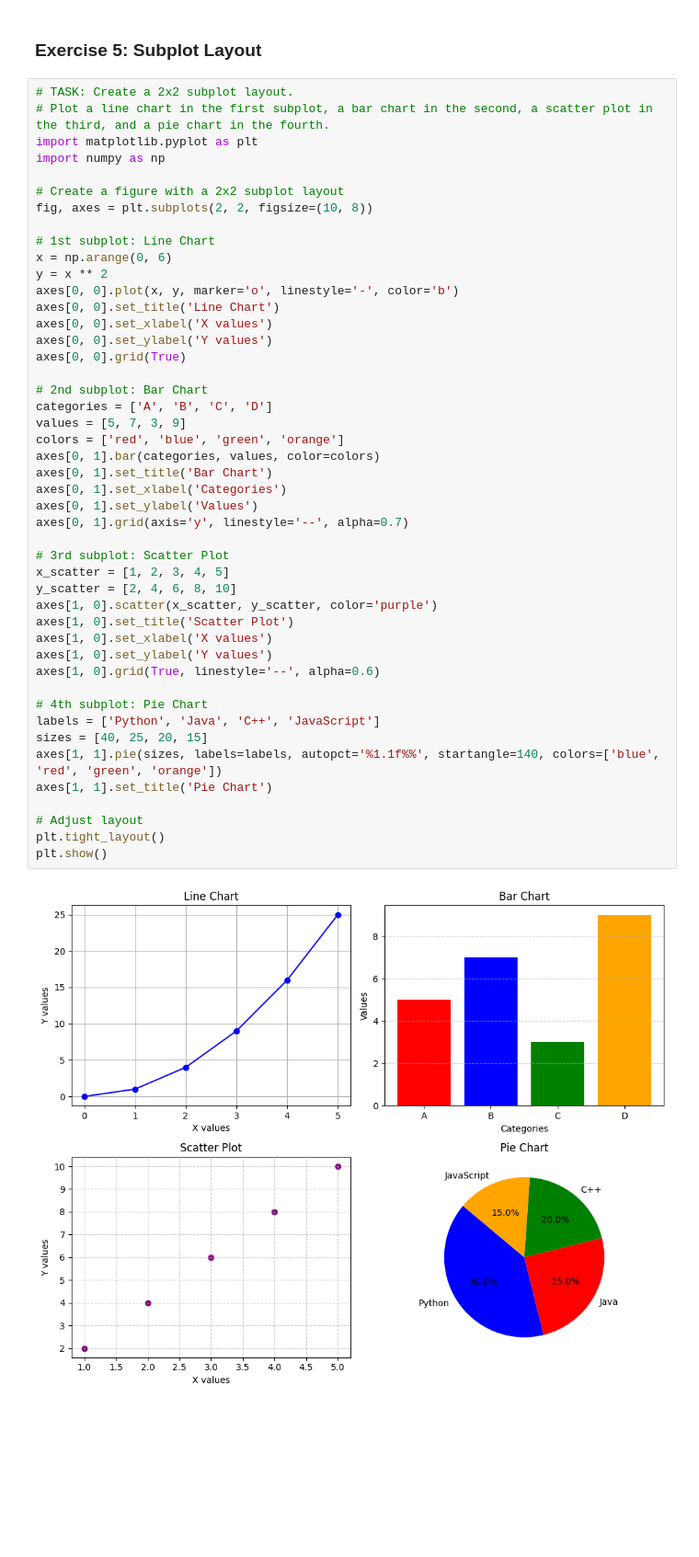
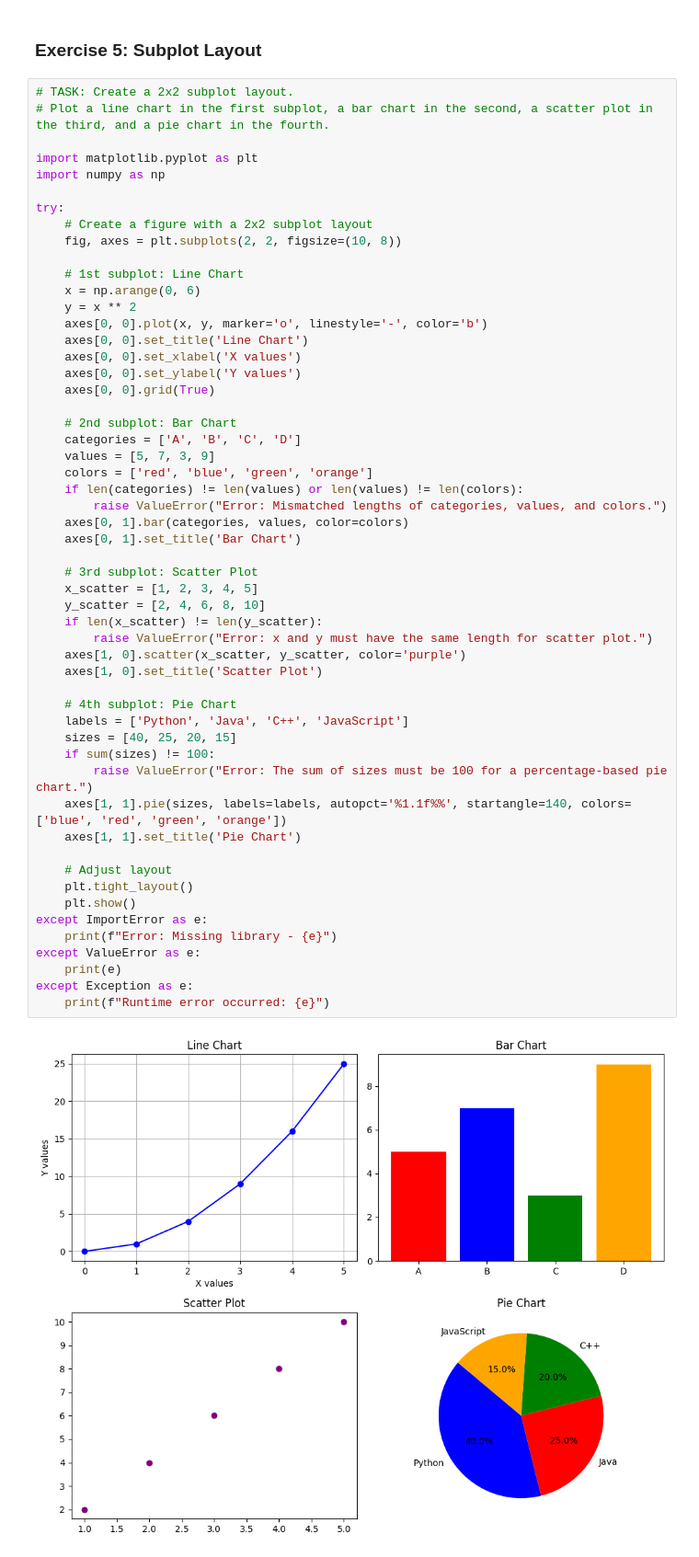
Before and after one commit to ganeshmalasani/python-jupyter-template, a Jupyter notebook: src/5-subplot.ipynb, the cells around one changed output. Shown at 92% size. Saved outputs shown, nothing was run; the diff lists cells and outputs as text; blank space fills up the shorter version.

```diff
--- a/src/5-subplot.ipynb
+++ b/src/5-subplot.ipynb
@@ -3,48 +3,56 @@
 # %%
 # TASK: Create a 2x2 subplot layout.
 # Plot a line chart in the first subplot, a bar chart in the second, a scatter plot in the third, and a pie chart in the fourth.
+
 import matplotlib.pyplot as plt
 import numpy as np
 
-# Create a figure with a 2x2 subplot layout
-fig, axes = plt.subplots(2, 2, figsize=(10, 8))
+try:
+    # Create a figure with a 2x2 subplot layout
+    fig, axes = plt.subplots(2, 2, figsize=(10, 8))
 
-# 1st subplot: Line Chart
-x = np.arange(0, 6)
-y = x ** 2
-axes[0, 0].plot(x, y, marker='o', linestyle='-', color='b')
-axes[0, 0].set_title('Line Chart')
-axes[0, 0].set_xlabel('X values')
-axes[0, 0].set_ylabel('Y values')
-axes[0, 0].grid(True)
+    # 1st subplot: Line Chart
+    x = np.arange(0, 6)
+    y = x ** 2
+    axes[0, 0].plot(x, y, marker='o', linestyle='-', color='b')
+    axes[0, 0].set_title('Line Chart')
+    axes[0, 0].set_xlabel('X values')
+    axes[0, 0].set_ylabel('Y values')
+    axes[0, 0].grid(True)
 
-# 2nd subplot: Bar Chart
-categories = ['A', 'B', 'C', 'D']
-values = [5, 7, 3, 9]
-colors = ['red', 'blue', 'green', 'orange']
-axes[0, 1].bar(categories, values, color=colors)
-axes[0, 1].set_title('Bar Chart')
-axes[0, 1].set_xlabel('Categories')
-axes[0, 1].set_ylabel('Values')
-axes[0, 1].grid(axis='y', linestyle='--', alpha=0.7)
+    # 2nd subplot: Bar Chart
+    categories = ['A', 'B', 'C', 'D']
+    values = [5, 7, 3, 9]
+    colors = ['red', 'blue', 'green', 'orange']
+    if len(categories) != len(values) or len(values) != len(colors):
+        raise ValueError("Error: Mismatched lengths of categories, values, and colors.")
+    axes[0, 1].bar(categories, values, color=colors)
+    axes[0, 1].set_title('Bar Chart')
 
-# 3rd subplot: Scatter Plot
-x_scatter = [1, 2, 3, 4, 5]
-y_scatter = [2, 4, 6, 8, 10]
-axes[1, 0].scatter(x_scatter, y_scatter, color='purple')
-axes[1, 0].set_title('Scatter Plot')
-axes[1, 0].set_xlabel('X values')
-axes[1, 0].set_ylabel('Y values')
-axes[1, 0].grid(True, linestyle='--', alpha=0.6)
+    # 3rd subplot: Scatter Plot
+    x_scatter = [1, 2, 3, 4, 5]
+    y_scatter = [2, 4, 6, 8, 10]
+    if len(x_scatter) != len(y_scatter):
+        raise ValueError("Error: x and y must have the same length for scatter plot.")
+    axes[1, 0].scatter(x_scatter, y_scatter, color='purple')
+    axes[1, 0].set_title('Scatter Plot')
 
-# 4th subplot: Pie Chart
-labels = ['Python', 'Java', 'C++', 'JavaScript']
-sizes = [40, 25, 20, 15]
-axes[1, 1].pie(sizes, labels=labels, autopct='%1.1f%%', startangle=140, colors=['blue', 'red', 'green', 'orange'])
-axes[1, 1].set_title('Pie Chart')
+    # 4th subplot: Pie Chart
+    labels = ['Python', 'Java', 'C++', 'JavaScript']
+    sizes = [40, 25, 20, 15]
+    if sum(sizes) != 100:
+        raise ValueError("Error: The sum of sizes must be 100 for a percentage-based pie chart.")
+    axes[1, 1].pie(sizes, labels=labels, autopct='%1.1f%%', startangle=140, colors=['blue', 'red', 'green', 'orange'])
+    axes[1, 1].set_title('Pie Chart')
 
-# Adjust layout
-plt.tight_layout()
-plt.show()
+    # Adjust layout
+    plt.tight_layout()
+    plt.show()
+except ImportError as e:
+    print(f"Error: Missing library - {e}")
+except ValueError as e:
+    print(e)
+except Exception as e:
+    print(f"Runtime error occurred: {e}")
 # %% [output]
-[figure, old version]
+[figure, new version]
```
Also changed, not shown: 5 other files.
